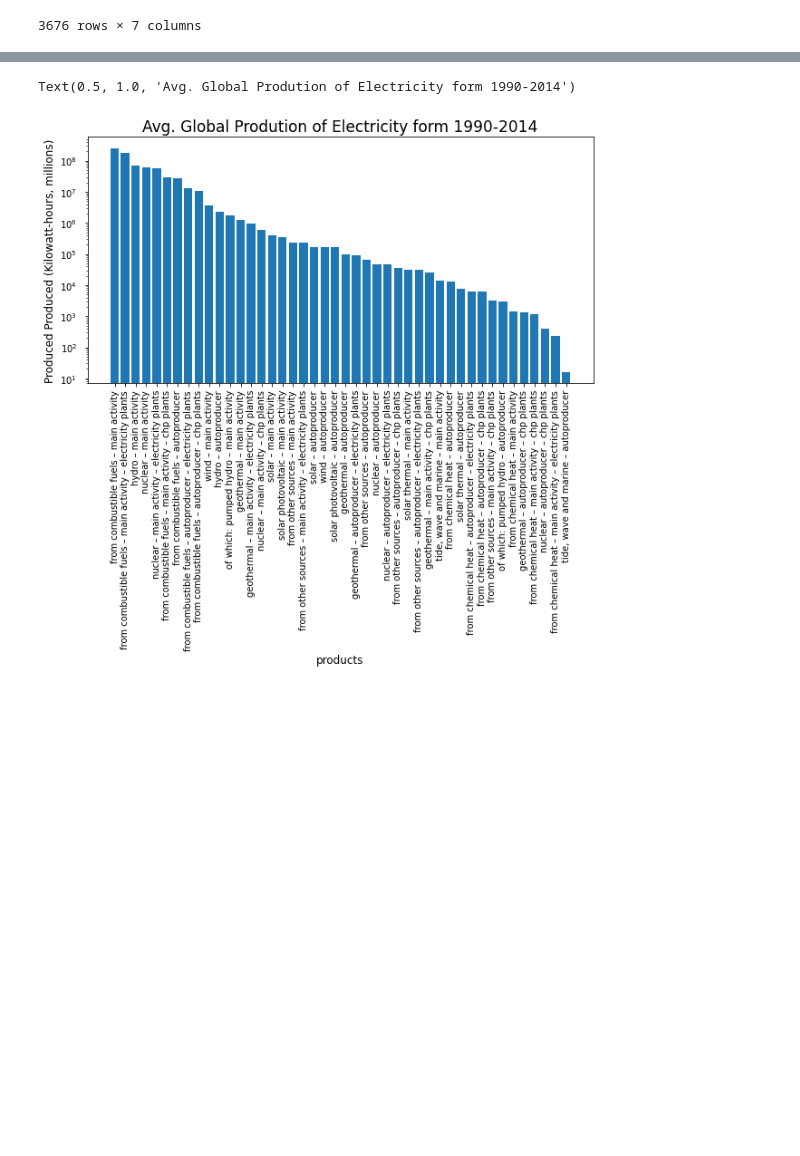
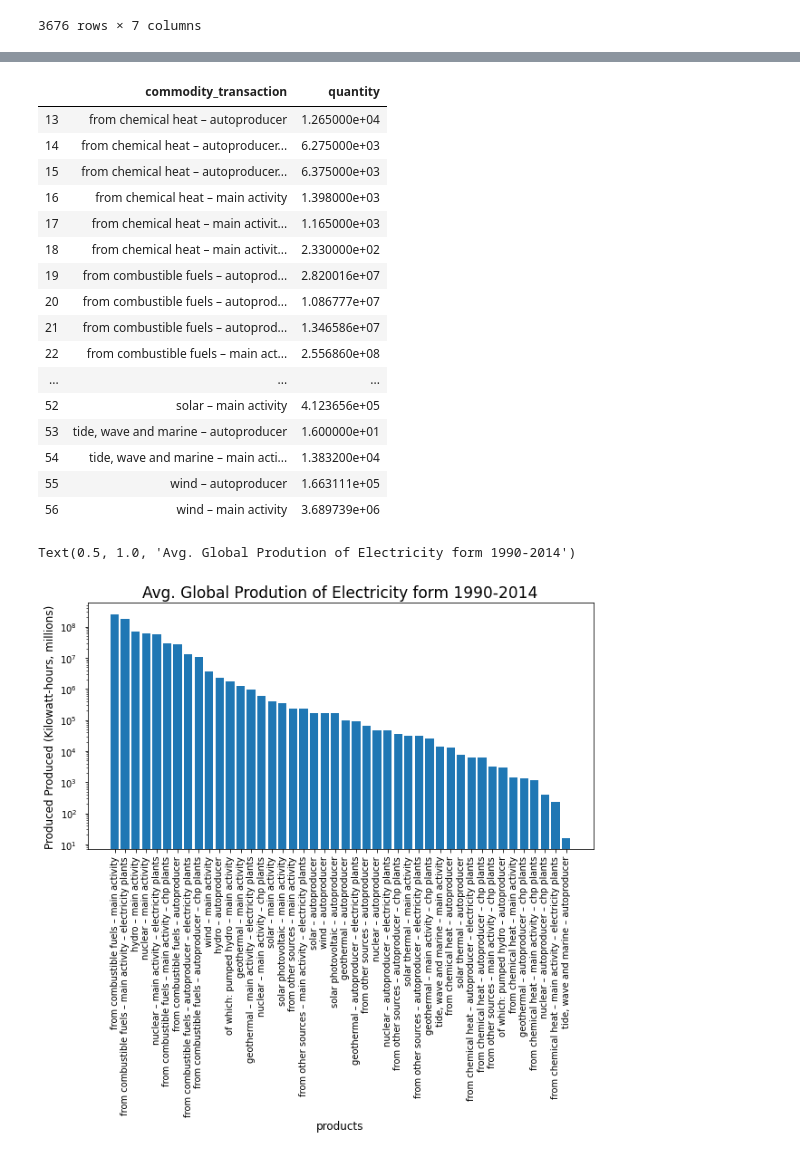
Before and after one commit to philipayazi/International-Energy-Statistics, a Jupyter notebook: International_Energy_Statistics.ipynb, the cells around one changed output, grey strips where cells are left out. Saved outputs shown, nothing was run; the diff lists cells and outputs as text; code cells hidden in the pictures; blank space fills up the shorter version.

```diff
--- a/International_Energy_Statistics.ipynb
+++ b/International_Energy_Statistics.ipynb
@@ -903,3 +911,5 @@ electricity_production = Electricity_df[Electricity_df['commodity_transaction'].
+# %%
+electricity_production = electricity_production.groupby(['commodity_transaction']).sum().round(2).drop(['year'], axis=1).reset_index()
 # %%
 electricity_production['commodity_transaction'].unique()
 # %% [output]
@@ -920,9 +930,6 @@ array(['electricity generating capacity - from other sources - autoproducers',
        'tide, wave and marine – autoproducer',
        'tide, wave and marine – main activity', 'wind – autoproducer',
        'wind – main activity'], dtype=object)
-# %%
-electricity_production = electricity_production.groupby(['commodity_transaction']).sum().round(2).drop(['year'], axis=1)
-electricity_production = electricity_production.reset_index()
 # %%
 # create new dataframe for rows refering to electric capacity and
 # drop the same rows in electricity_production
@@ -931,4 +938,4 @@ electric_capacity = electricity_production[electricity_production['commodity_tra
 # %%
-electricity_production = electricity_production.iloc[13:]
+total_electricity_production = electricity_production.iloc[13:]
 # %%
-electricity_production = electricity_production.sort_values(by=['quantity'], ascending=False)
+total_electricity_production = electricity_production.sort_values(by=['quantity'], ascending=False)
@@ -935,3 +962,23 @@ electricity_production = electricity_production.sort_values(by=['quantity'], asc
+# %%
+total_electricity_production
+# %% [output]
+|  | commodity_transaction | quantity |
+| 13 | from chemical heat – autoproducer | 1.265000e+04 |
+| 14 | from chemical heat – autoproducer... | 6.275000e+03 |
+| 15 | from chemical heat – autoproducer... | 6.375000e+03 |
+| 16 | from chemical heat – main activity | 1.398000e+03 |
+| 17 | from chemical heat – main activit... | 1.165000e+03 |
+| 18 | from chemical heat – main activit... | 2.330000e+02 |
+| 19 | from combustible fuels – autoprod... | 2.820016e+07 |
+| 20 | from combustible fuels – autoprod... | 1.086777e+07 |
+| 21 | from combustible fuels – autoprod... | 1.346586e+07 |
+| 22 | from combustible fuels – main act... | 2.556860e+08 |
+| ... | ... | ... |
+| 52 | solar – main activity | 4.123656e+05 |
+| 53 | tide, wave and marine – autoproducer | 1.600000e+01 |
+| 54 | tide, wave and marine – main acti... | 1.383200e+04 |
+| 55 | wind – autoproducer | 1.663111e+05 |
+| 56 | wind – main activity | 3.689739e+06 |
 # %%
 electric_products = electricity_production['commodity_transaction']
 electric_quantity = electricity_production['quantity']
```
Also changed, not shown: parts of 14 cells of this notebook.
